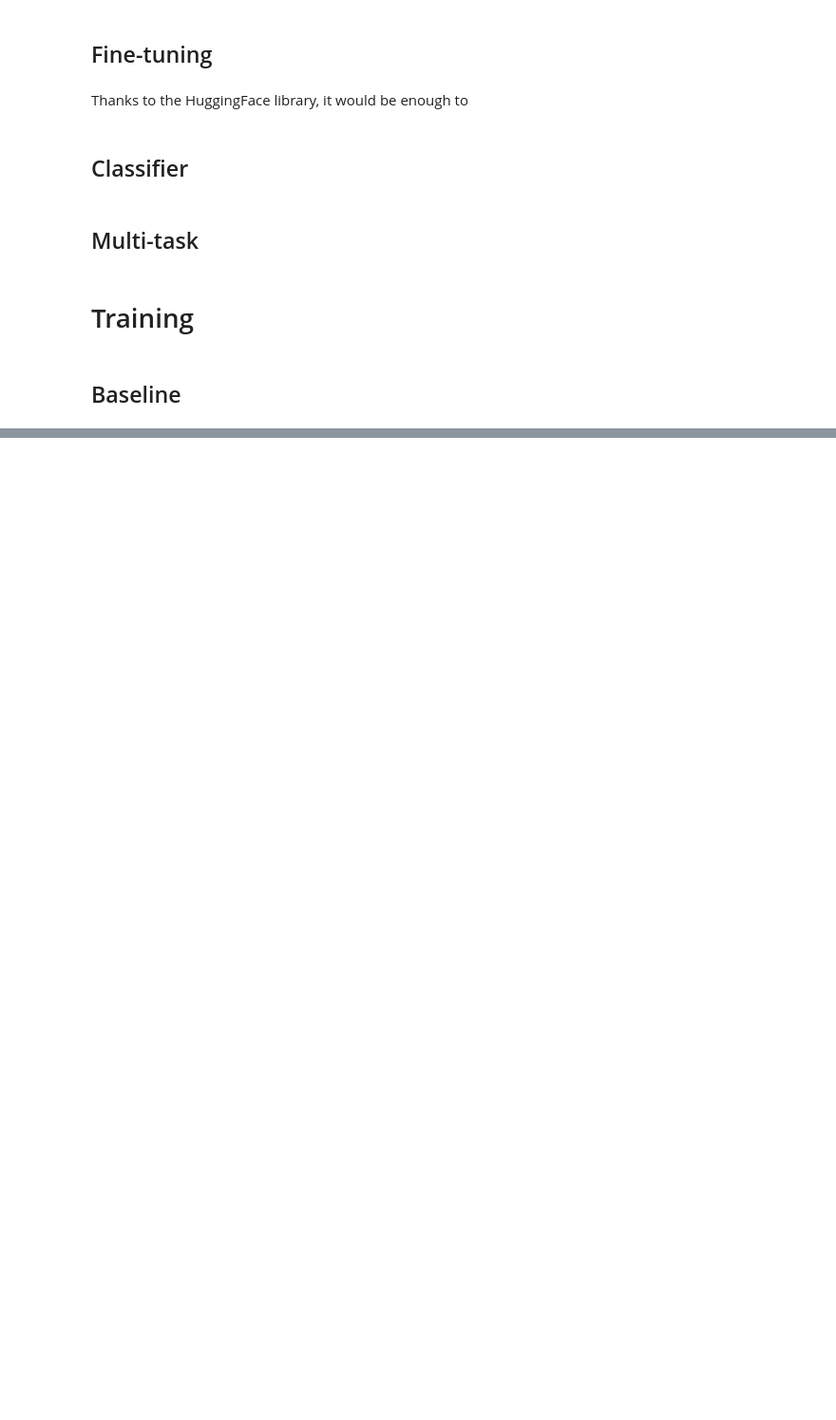
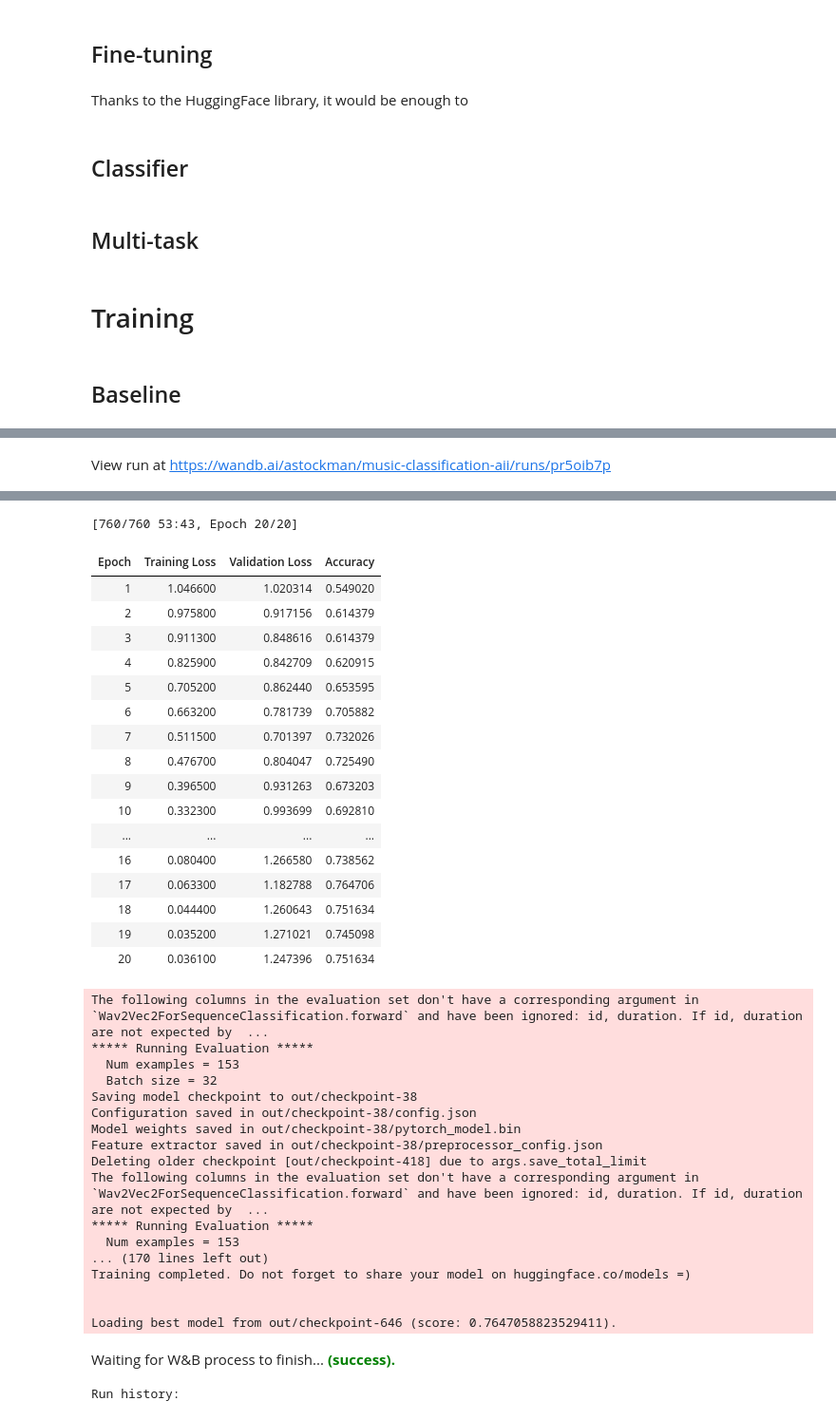
Before and after one commit to LIA-UniBo/music-classification, a Jupyter notebook: 2_training.ipynb, the cells around one changed output, grey strips where cells are left out. Shown at 95% size. Drawn from its saved outputs; the diff is of its cells as text; code cells hidden in the pictures; blank space fills up the shorter version.

```diff
--- a/2_training.ipynb
+++ b/2_training.ipynb
@@ -13,4 +14,5 @@ RES_DIR_PATH = "res"
 # %%
+RES_DIR_PATH = "res"
 AUDIOS_DIR_PATH = os.path.join(RES_DIR_PATH, "mp3_data")
 MODELS_DIR_PATH = os.path.join(RES_DIR_PATH, "models")
 DATASETS_DIR_PATH = os.path.join(RES_DIR_PATH, "datasets")
@@ -18,7 +20,7 @@ DATASETS_DIR_PATH = os.path.join(RES_DIR_PATH, "datasets")
 CSV_PATH = os.path.join(RES_DIR_PATH, "samples.csv")
 
 FEATURES_CONFIG = {
-    "genre": {"top_n": 5, "samples": None}
+    "genre": {"top_n": 3, "samples": 1000}
 }
 
 VALID_SIZE = 0.1
@@ -53 +40,13 @@ df.head()
+# %%
+TRAINING_CONFIG = {
+    "epochs": 20,
+    "learning_rate": 5e-5,
+    "warmup": 0.0,
+    "train_batch_size": 16,
+    "eval_batch_size": 32,
+    "feature_encoder": None,
+    "freeze_encoder": None,
+    "classifier_layers": None,
+    "classifier_dropout": None,
+}
 # %%
@@ -71,2 +63,7 @@ prepared_ds
 # %% [markdown]
 ## Baseline
+# %%
+TRAINING_CONFIG["feature_encoder"] = "wav2vec2"
+TRAINING_CONFIG["freeze_encoder"] = True
+TRAINING_CONFIG["classifier_layers"] = [256]
+TRAINING_CONFIG["classifier_dropout"] = 0
@@ -72,0 +100,22 @@ prepared_ds
+# %%
+TRAINING_CONFIG["warmup"] = 0.0
+TRAINING_CONFIG["freeze_encoder"] = False
+
+run_name = "baseline"
+model = get_model(TRAINING_CONFIG, ds["train"])
+
+trainer = get_trainer(
+    run_name=run_name,
+    model=model,
+    train_ds=ds["train"],
+    eval_ds=ds["test"],
+    training_config=TRAINING_CONFIG,
+    feature_extractor=None,
+    output_dir="out",
+    debug=True,
+    env=NOTEBOOK_ENV,
+)
+
+trainer.train()
+end_training(run_name, trainer, MODELS_DIR_PATH)
+# %% [output]
@@ -72,0 +133 @@ prepared_ds
+View run at https://wandb.ai/astockman/music-classification-aii/runs/pr5oib7p
@@ -72,0 +144,37 @@ prepared_ds
+[760/760 53:43, Epoch 20/20]
+| Epoch | Training Loss | Validation Loss | Accuracy |
+| 1 | 1.046600 | 1.020314 | 0.549020 |
+| 2 | 0.975800 | 0.917156 | 0.614379 |
+| 3 | 0.911300 | 0.848616 | 0.614379 |
+| 4 | 0.825900 | 0.842709 | 0.620915 |
+| 5 | 0.705200 | 0.862440 | 0.653595 |
+| 6 | 0.663200 | 0.781739 | 0.705882 |
+| 7 | 0.511500 | 0.701397 | 0.732026 |
+| 8 | 0.476700 | 0.804047 | 0.725490 |
+| 9 | 0.396500 | 0.931263 | 0.673203 |
+| 10 | 0.332300 | 0.993699 | 0.692810 |
+| ... | ... | ... | ... |
+| 16 | 0.080400 | 1.266580 | 0.738562 |
+| 17 | 0.063300 | 1.182788 | 0.764706 |
+| 18 | 0.044400 | 1.260643 | 0.751634 |
+| 19 | 0.035200 | 1.271021 | 0.745098 |
+| 20 | 0.036100 | 1.247396 | 0.751634 |
+The following columns in the evaluation set don't have a corresponding argument in `Wav2Vec2ForSequenceClassification.forward` and have been ignored: id, duration. If id, duration are not expected by  ...
+***** Running Evaluation *****
+  Num examples = 153
+  Batch size = 32
+Saving model checkpoint to out/checkpoint-38
+Configuration saved in out/checkpoint-38/config.json
+Model weights saved in out/checkpoint-38/pytorch_model.bin
+Feature extractor saved in out/checkpoint-38/preprocessor_config.json
+Deleting older checkpoint [out/checkpoint-418] due to args.save_total_limit
+The following columns in the evaluation set don't have a corresponding argument in `Wav2Vec2ForSequenceClassification.forward` and have been ignored: id, duration. If id, duration are not expected by  ...
+***** Running Evaluation *****
+  Num examples = 153
+... (170 lines left out)
+Training completed. Do not forget to share your model on huggingface.co/models =)
+
+
+Loading best model from out/checkpoint-646 (score: 0.7647058823529411).
+Waiting for W&B process to finish... (success).
+Run history:
```
Also changed, not shown: parts of 11 cells of this notebook, 1 other file.
